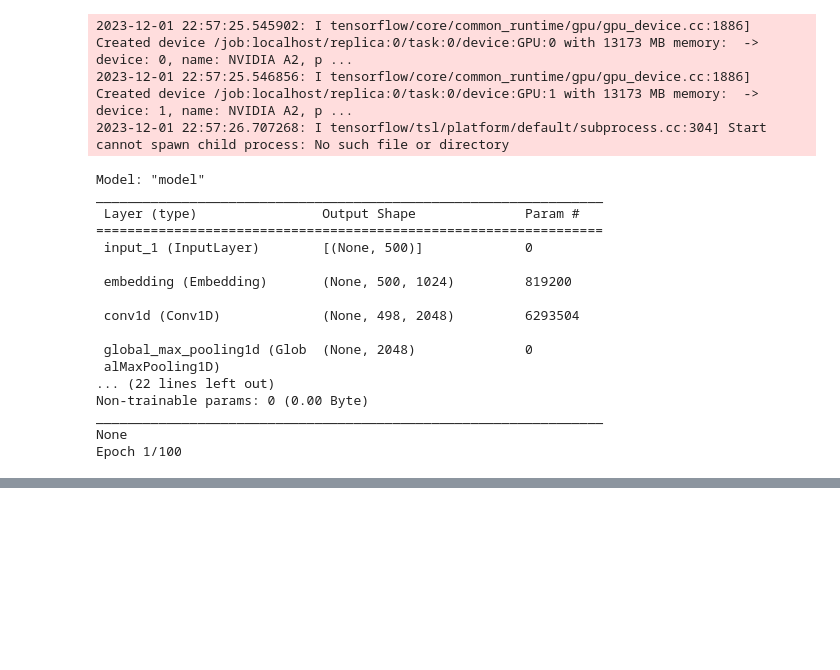
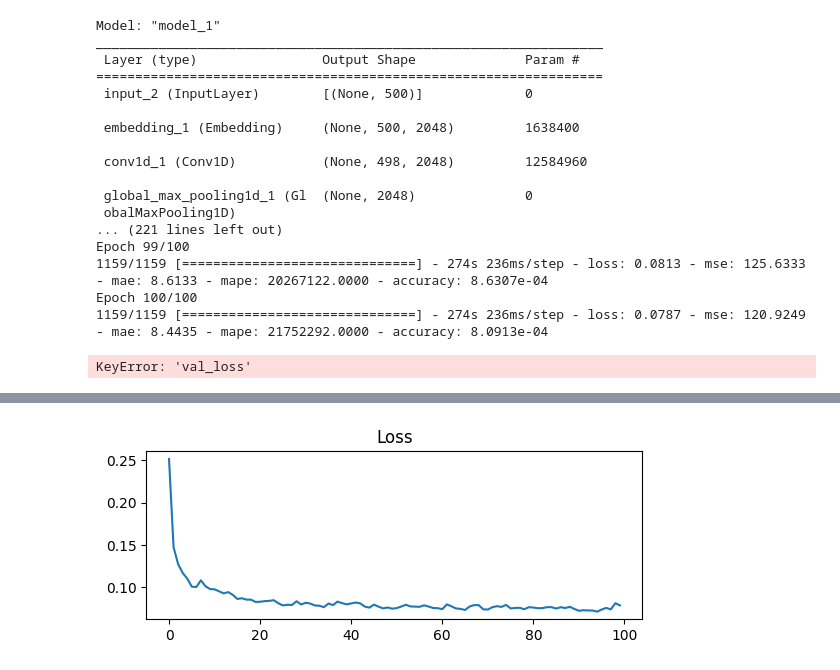
Before and after one commit to alihaider1264/SCA-ML-grade, a Jupyter notebook: Model-Generation/Model Creation 1.ipynb, the cells around one changed output, grey strips where cells are left out. Cells and saved outputs as stored; diff of their text form; code cells hidden in the pictures; blank space fills up the shorter version.

Commit message:
New Model

```diff
--- a/Model-Generation/Model Creation 1.ipynb
+++ b/Model-Generation/Model Creation 1.ipynb
@@ -217,7 +212,7 @@ plt.show()
 inputTokens = layers.Input(shape=(maxLen,), dtype='int32')
 
 #Embedding
-embedding = layers.Embedding(tokenizer.num_words, 1024, input_length=maxLen)(inputTokens)
+embedding = layers.Embedding(tokenizer.num_words, 2048, input_length=maxLen)(inputTokens)
 
 #Convolutional
 convolutional = layers.Conv1D(2048, 3, activation='relu')(embedding)
@@ -299,23 +294,21 @@ plt.plot(hist.history['val_accuracy'], label='test')
 plt.legend()
 plt.show()
 # %% [output]
-2023-12-01 22:57:25.545902: I tensorflow/core/common_runtime/gpu/gpu_device.cc:1886] Created device /job:localhost/replica:0/task:0/device:GPU:0 with 13173 MB memory:  -> device: 0, name: NVIDIA A2, p ...
-2023-12-01 22:57:25.546856: I tensorflow/core/common_runtime/gpu/gpu_device.cc:1886] Created device /job:localhost/replica:0/task:0/device:GPU:1 with 13173 MB memory:  -> device: 1, name: NVIDIA A2, p ...
-2023-12-01 22:57:26.707268: I tensorflow/tsl/platform/default/subprocess.cc:304] Start cannot spawn child process: No such file or directory
+Model: "model_1"
+_________________________________________________________________
+ Layer (type)                Output Shape              Param #
+=================================================================
+ input_2 (InputLayer)        [(None, 500)]             0
+
+ embedding_1 (Embedding)     (None, 500, 2048)         1638400
+
+ conv1d_1 (Conv1D)           (None, 498, 2048)         12584960
+
+ global_max_pooling1d_1 (Gl  (None, 2048)              0
+ obalMaxPooling1D)
+... (221 lines left out)
+Epoch 99/100
+1159/1159 [==============================] - 274s 236ms/step - loss: 0.0813 - mse: 125.6333 - mae: 8.6133 - mape: 20267122.0000 - accuracy: 8.6307e-04
+Epoch 100/100
+1159/1159 [==============================] - 274s 236ms/step - loss: 0.0787 - mse: 120.9249 - mae: 8.4435 - mape: 21752292.0000 - accuracy: 8.0913e-04
-Model: "model"
-_________________________________________________________________
- Layer (type)                Output Shape              Param #
-=================================================================
- input_1 (InputLayer)        [(None, 500)]             0
-
- embedding (Embedding)       (None, 500, 1024)         819200
-
- conv1d (Conv1D)             (None, 498, 2048)         6293504
-
- global_max_pooling1d (Glob  (None, 2048)              0
- alMaxPooling1D)
-... (22 lines left out)
-Non-trainable params: 0 (0.00 Byte)
-_________________________________________________________________
-None
-Epoch 1/100
+KeyError: 'val_loss'
@@ -328,0 +315 @@ Epoch 1/100
+[figure, added]
```
Also changed, not shown: parts of 5 cells of this notebook, 4 other files.
